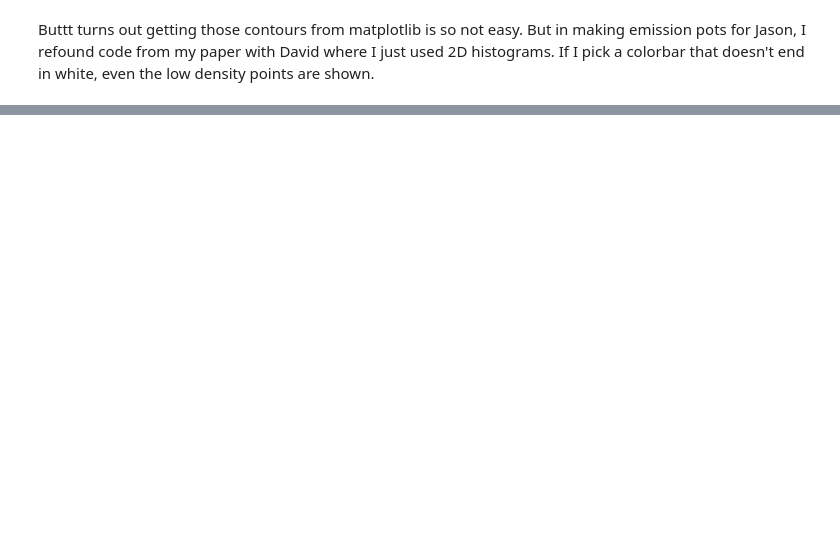
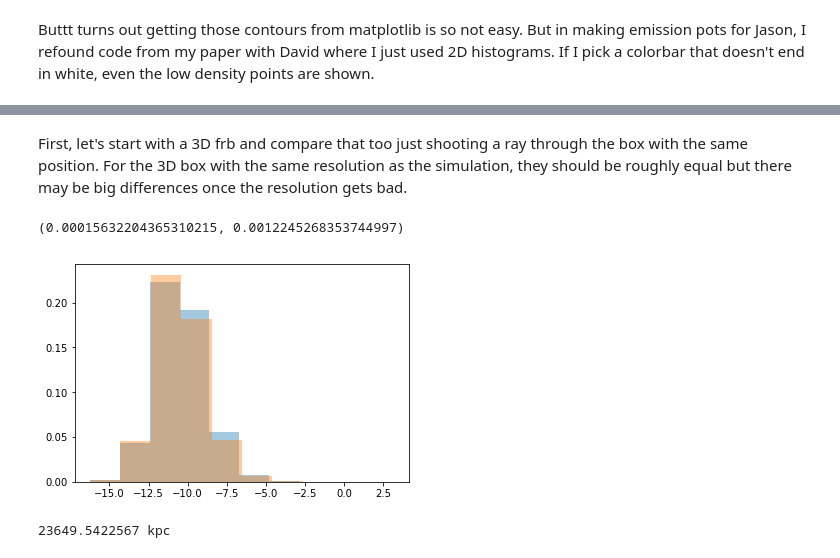
Before and after one commit to laurennc/BmoreCGM, a Jupyter notebook: Surface Brightness Plots.ipynb, the cells around one changed output, grey strips where cells are left out. Drawn from its saved outputs; the diff is of its cells as text; code cells hidden in the pictures; blank space fills up the shorter version.

Commit message:
added code to start looking at LOS of properties through the box determined by the emission in a pixel

```diff
--- a/Surface Brightness Plots.ipynb
+++ b/Surface Brightness Plots.ipynb
@@ -387,0 +325,34 @@ print 115624./157028
+# %% [markdown]
+First, let's start with a 3D frb and compare that too just shooting a ray through the box with the same position. For the 3D box with the same resolution as the simulation, they should be roughly equal but there may be big differences once the resolution gets bad.
+# %%
+#rb,rb_center,rb_width = get_refine_box(ds,ds.current_redshift,track)
+dxs = np.unique(rb['dx'])
+dx = dxs[1]
+# %%
+num_cells = rb_width/dx
+num_cells = int(num_cells.value)+1
+num_cells = complex(0,num_cells)
+# %%
+xL,yL,zL = rb.left_edge[0],rb.left_edge[1],rb.left_edge[2]
+xR,yR,zR = rb.right_edge[0],rb.right_edge[1],rb.right_edge[2]
+
+box = ds.r[xL:xR:num_cells,yL:yR:num_cells,zL:zR:num_cells]
+# %%
+test = np.sum(box['H_number_density'],axis=1)
+np.average(box['H_number_density']),np.average(rb['H_number_density'])
+# %% [output]
+(0.00015632204365310215, 0.0012245268353744997)
+# %%
+plt.hist(np.log10(box['H_number_density'].flat),alpha=0.4,normed=True)
+plt.hist(np.log10(rb['H_number_density']),alpha=0.4,normed=True)
+plt.show()
+# %% [output]
+[figure, added]
+# %%
+hden = box['H_nuclei_density'][:,200,200]
+temp = box['Temperature'][:,200,200]
+xs = box['x'][:,200,200].in_units('kpc')
+xmin_box = xs.min()
+print xmin_box
+# %% [output]
+23649.5422567 kpc
```
Also changed, not shown: parts of 27 cells of this notebook, 1 other file.
